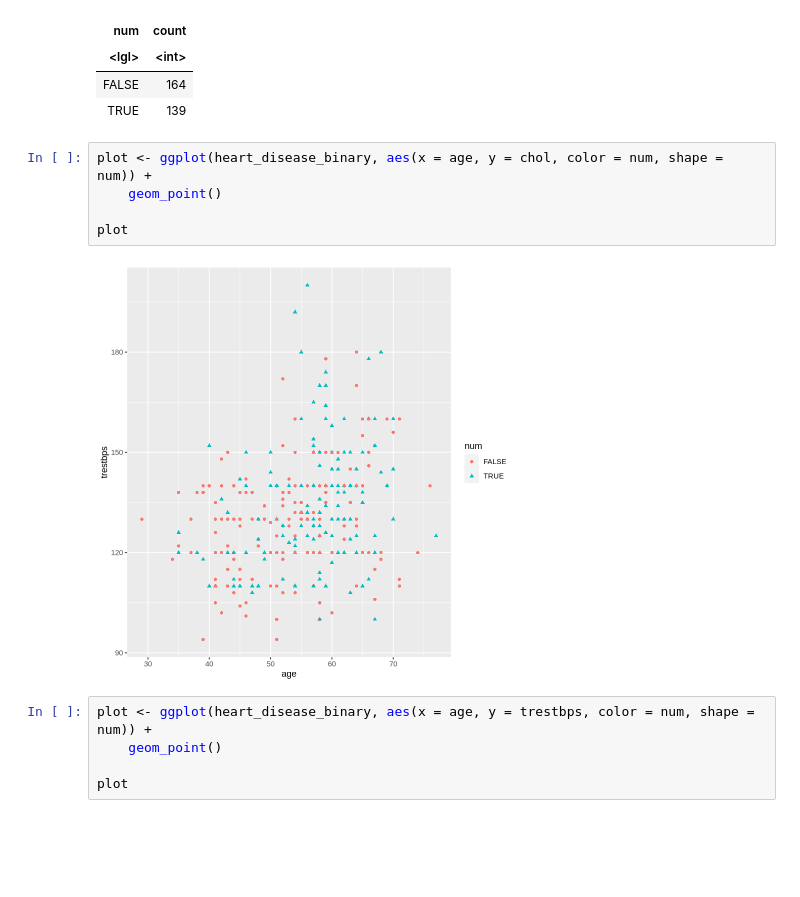
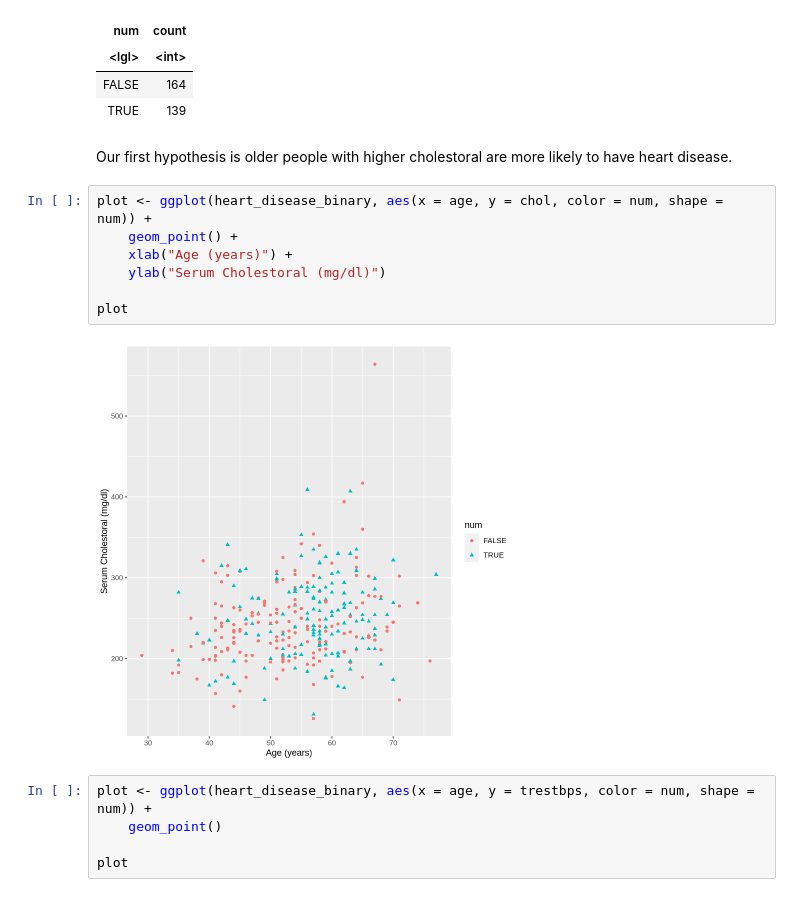
Before and after one commit to wtarit/dsci-100-project, a Jupyter notebook: group_proposal.ipynb, the cells around one changed output. Saved outputs shown, nothing was run; the diff lists cells and outputs as text; blank space fills up the shorter version.

```diff
--- a/group_proposal.ipynb
+++ b/group_proposal.ipynb
@@ -64,13 +75,17 @@ A tibble: 2 × 2
 | <lgl> | <int> |
 | FALSE | 164 |
 | TRUE | 139 |
+# %% [markdown]
+Our first hypothesis is older people with higher cholestoral are more likely to have heart disease.
 # %%
 plot <- ggplot(heart_disease_binary, aes(x = age, y = chol, color = num, shape = num)) +
-    geom_point()
+    geom_point() +
+    xlab("Age (years)") +
+    ylab("Serum Cholestoral (mg/dl)")
 
 plot
 # %% [output]
-[figure, old version]
+[figure, new version]
 # %%
 plot <- ggplot(heart_disease_binary, aes(x = age, y = trestbps, color = num, shape = num)) +
     geom_point()
```
Also changed, not shown: parts of 5 cells of this notebook.
